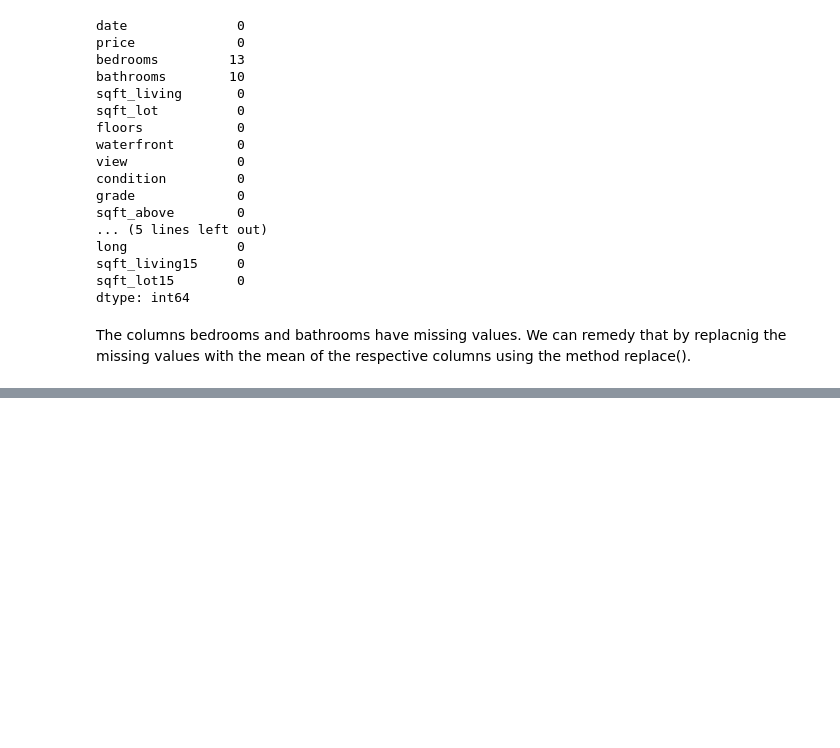
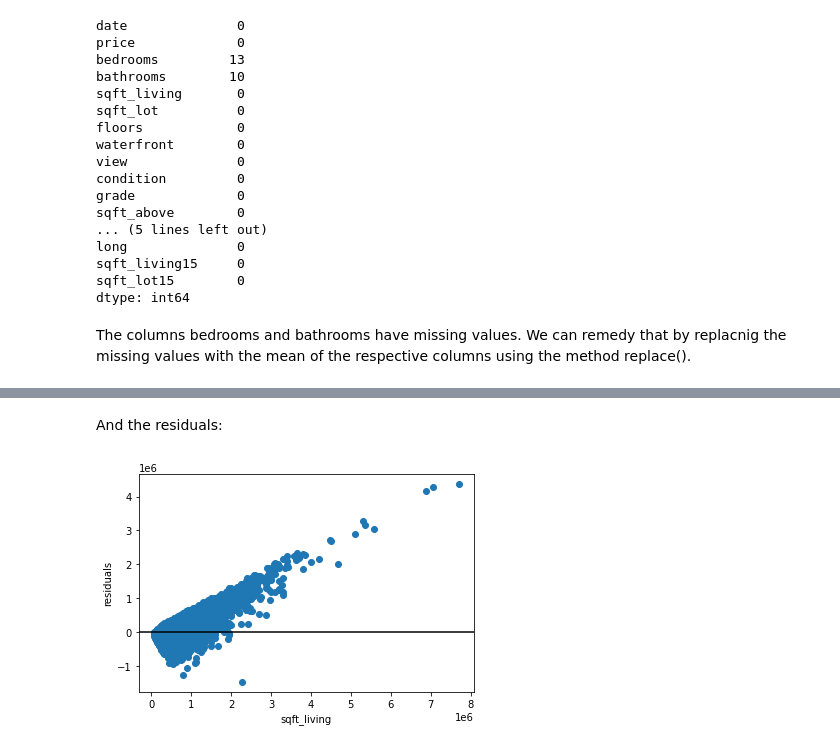
Before and after one commit to sophia14324/dsc-phase-2-project-v2-3, a Jupyter notebook: student.ipynb, the cells around one changed output, grey strips where cells are left out. Saved outputs shown, nothing was run; the diff lists cells and outputs as text; code cells hidden in the pictures; blank space fills up the shorter version.

```diff
--- a/student.ipynb
+++ b/student.ipynb
@@ -116,0 +187,11 @@ df['bathrooms'].replace(np.nan, bathrooms_mean, inplace = True)
+# %% [markdown]
+And the residuals:
+# %%
+fig, ax = plt.subplots()
+
+ax.scatter(df["price"], baseline_model.resid)
+ax.axhline(y=0, color="black")
+ax.set_xlabel("sqft_living")
+ax.set_ylabel("residuals");
+# %% [output]
+[figure, added]
```
Also changed, not shown: parts of 16 cells of this notebook.
